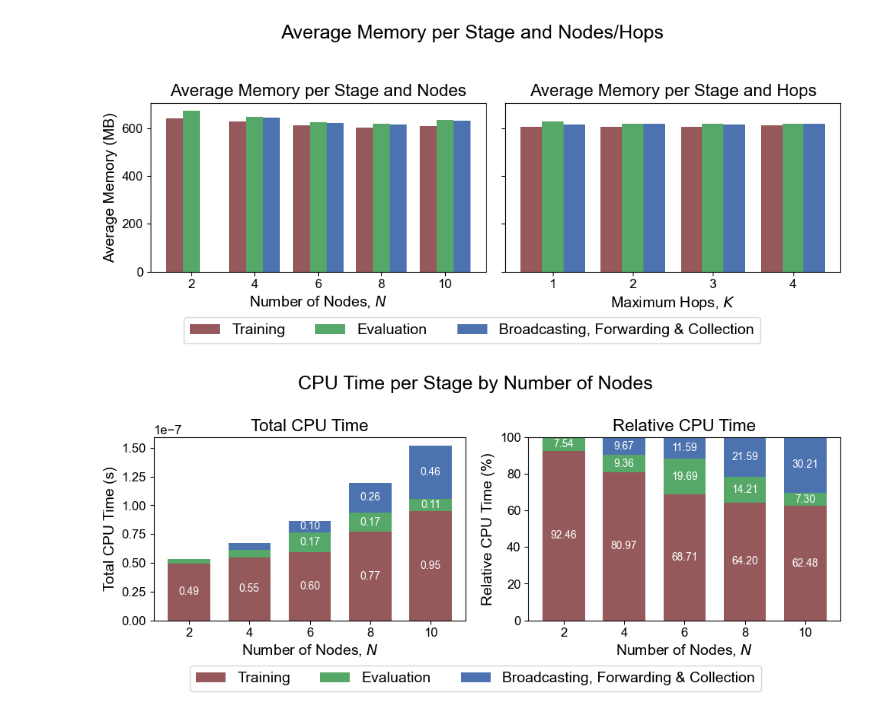
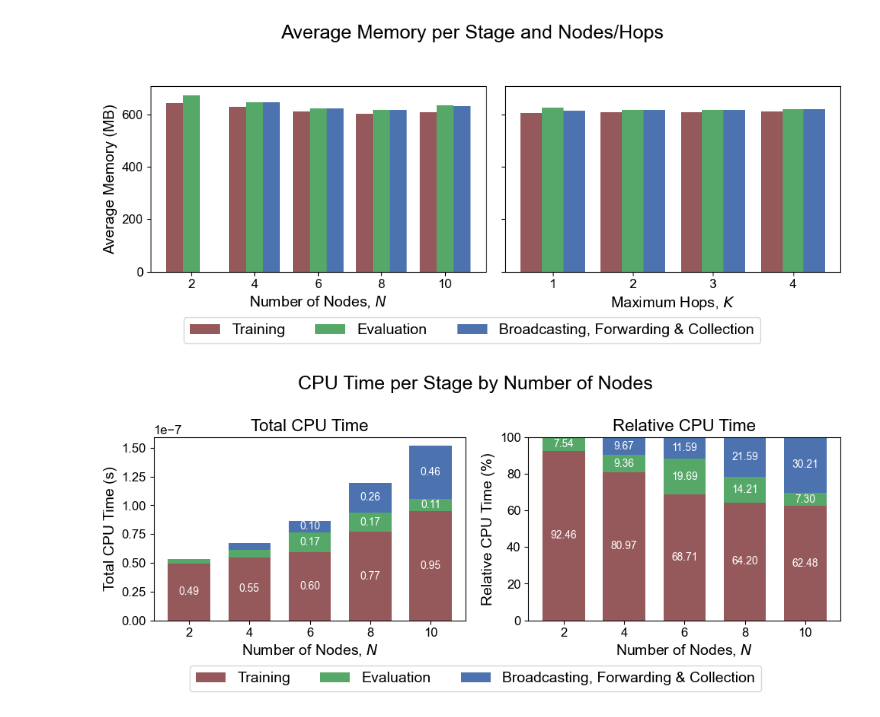
Before and after one commit to Altishofer/DFL_PeerBasedMixing, a Jupyter notebook: experiments/3_computational_resources.ipynb, the cells around one changed output. Cells and saved outputs as stored; diff of their text form; code cells hidden in the pictures.

Commit message:
change memory title

```diff
--- a/experiments/3_computational_resources.ipynb
+++ b/experiments/3_computational_resources.ipynb
@@ -299,14 +299,12 @@ def plot_side_by_side_grouped(pivot1, pivot2, stage_labels, x_label_name1, x_lab
 # %%
 plot_side_by_side_grouped(
     pivot_nodes_mem, pivot_hops_mem, stages_mem,
     "Number of Nodes, $N$", "Maximum Hops, $K$", "Average Memory (MB)",
-    title1="Average Memory per Stage and Nodes",
-    title2="Average Memory per Stage and Hops",
     normalize=False,
     overall_title="Average Memory per Stage and Nodes/Hops"
 )
 # %% [output]
-[figure, old version]
+[figure, new version]
 # %%
 def plot_total_and_relative(pivot, stage_labels, x_label_name, factor, overall_title):
     total_pivot = pivot.copy()
```
